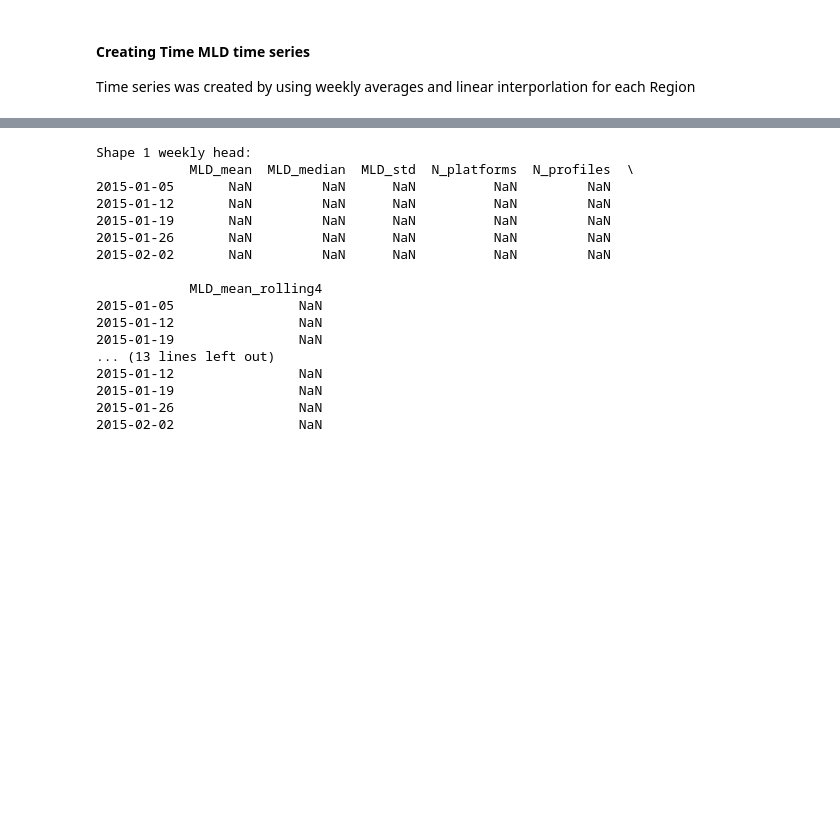
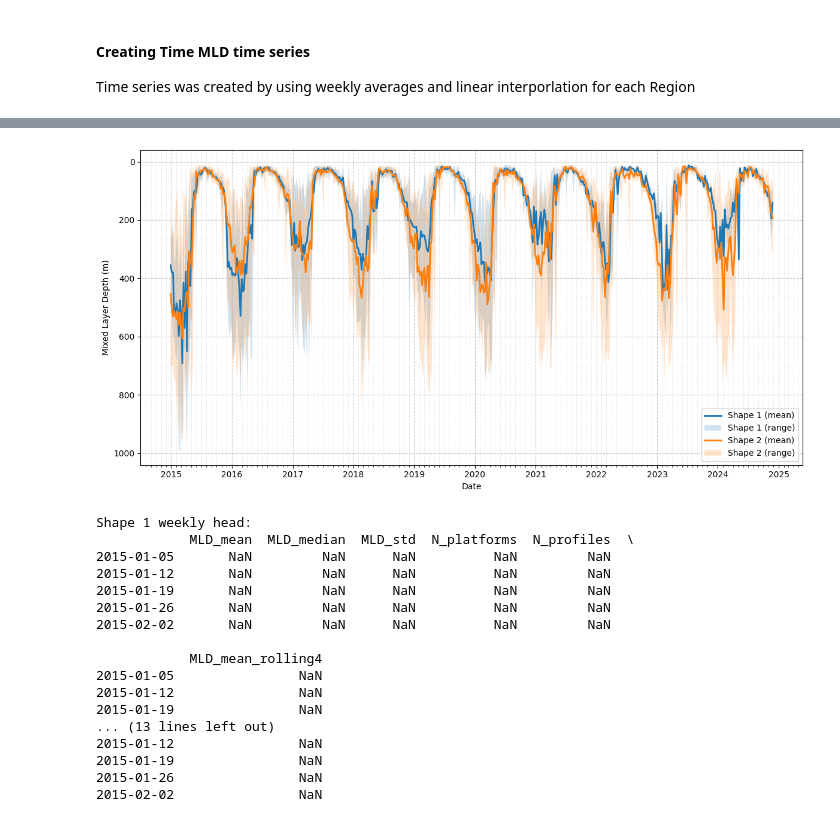
Before and after one commit to ROYVNZ/Mas, a Jupyter notebook: scripts/Argo_Physical_Analysis.ipynb, the cells around one changed output, grey strips where cells are left out. Drawn from its saved outputs; the diff is of its cells as text; code cells hidden in the pictures; blank space fills up the shorter version.

```diff
--- a/scripts/Argo_Physical_Analysis.ipynb
+++ b/scripts/Argo_Physical_Analysis.ipynb
@@ -869,3 +955,48 @@ shape2["TIME"] = pd.to_datetime(shape2["TIME"])
+# %%
+#Plotting
+fig, ax = plt.subplots(figsize=(12, 6))
+
+# Shape 1 Mea
+ax.plot(weekly1["date"], weekly1["MLD_mean"], label="Shape 1 (mean)", linewidth=2)
+ax.fill_between(
+    weekly1["date"],
+    weekly1["MLD_min"],
+    weekly1["MLD_max"],
+    alpha=0.2,
+    label="Shape 1 (range)"
+)
+# Shape 2
+ax.plot(weekly2["date"], weekly2["MLD_mean"], label="Shape 2 (mean)", linewidth=2)
+ax.fill_between(
+    weekly2["date"],
+    weekly2["MLD_min"],
+    weekly2["MLD_max"],
+    alpha=0.2,
+    label="Shape 2 (range)"
+)
+# Invert y-axis (MLD increases downward)
+ax.invert_yaxis()
+
+# Labels
+ax.set_xlabel("Date")
+ax.set_ylabel("Mixed Layer Depth (m)")
+
+# Ticks: yearly majors, monthly minors
+ax.xaxis.set_major_locator(YearLocator())
+ax.xaxis.set_major_formatter(DateFormatter("%Y"))
+ax.xaxis.set_minor_locator(MonthLocator())
+
+# Grid
+ax.grid(True, which="major", linestyle="--", linewidth=0.8, alpha=0.7)
+ax.grid(True, which="minor", linestyle=":", linewidth=0.6, alpha=0.5)
+
+# Legend
+ax.legend()
+
+fig.tight_layout()
+plt.show()
+# %% [output]
+[figure, added]
 # %%
 
 # -------- assumptions --------
```
Also changed, not shown: parts of 4 cells of this notebook.
